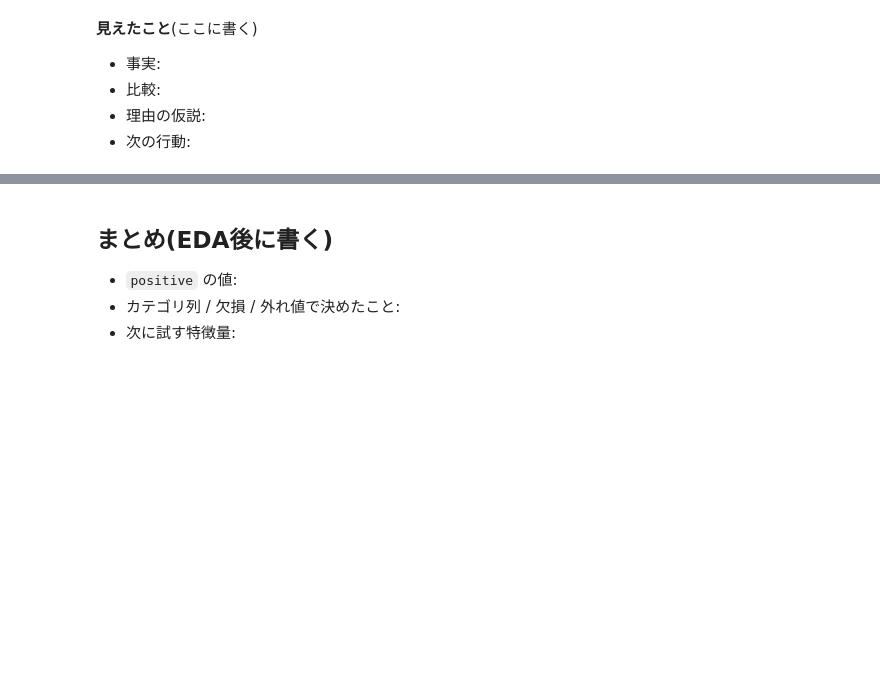
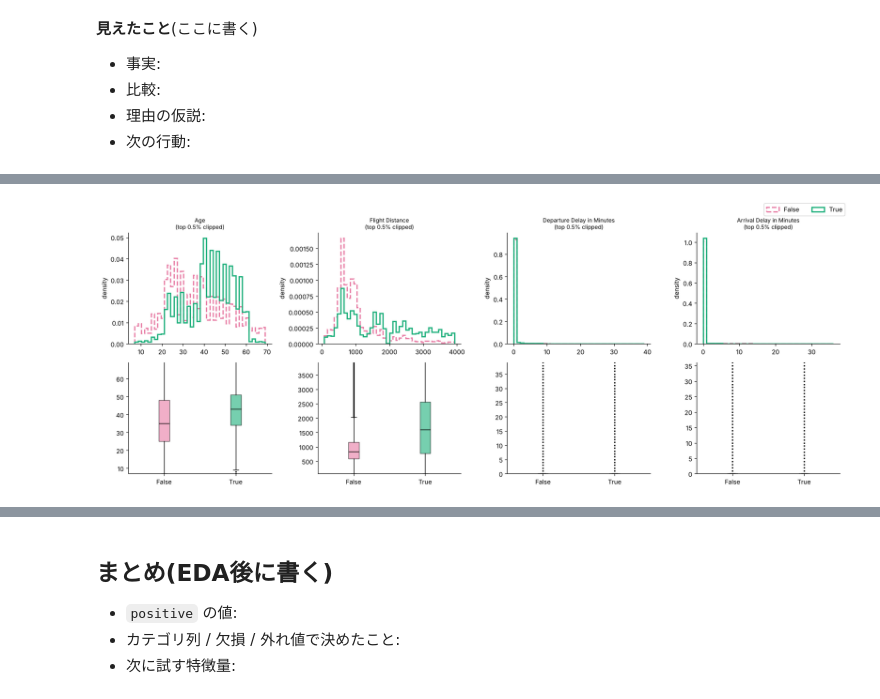
Before and after one commit to mika-42261/2610playground, a Jupyter notebook: 01_eda.ipynb, the cells around one changed output, grey strips where cells are left out. Cells and saved outputs as stored; diff of their text form; code cells hidden in the pictures; blank space fills up the shorter version.

```diff
--- a/01_eda.ipynb
+++ b/01_eda.ipynb
@@ -19,6 +19,7 @@ pd.set_option("display.width", 200)
 DATA = Path("/kaggle/input/playground-series-s6e10")
 ID, TARGET = "id", "satisfaction"
 TRAIN_C, TEST_C = "#2a78d6", "#eb6834"  # train=青, test=橙(全図で共通)。図中の文字は英語(Kaggleに日本語フォントがないため)
+FALSE_C, TRUE_C = "#e87ba4", "#1baf7a"  # target: False=マゼンタ, True=アクア(train/testの青・橙と区別)
 FIG = Path("eda_figs")
 FIG.mkdir(exist_ok=True)
 
@@ -343,0 +348,29 @@ test にだけある値: なし
+# %%
+# 連続値の列: 上段=ヒストグラム(割合)、下段=箱ひげ図。False=破線、True=実線
+fig, axes = plt.subplots(2, len(num_cols), figsize=(4.2 * len(num_cols), 6.5), squeeze=False)
+for j, c in enumerate(num_cols):
+    lo, hi = train[c].min(), np.nanpercentile(train[c], 99.5)
+    bins = np.linspace(lo, hi, 41)
+    for flag, color, ls in [(False, FALSE_C, "--"), (True, TRUE_C, "-")]:
+        v = train.loc[train[TARGET] == flag, c].dropna()
+        axes[0, j].hist(v, bins=bins, density=True, histtype="step", lw=2, color=color, ls=ls, label=str(flag))
+    axes[0, j].set_title(f"{c}\n(top 0.5% clipped)", fontsize=9)
+    axes[0, j].set_ylabel("density")
+    axes[0, j].spines[["top", "right"]].set_visible(False)
+
+    data = [train.loc[train[TARGET] == flag, c].dropna() for flag in (False, True)]
+    bp = axes[1, j].boxplot(data, patch_artist=True, flierprops=dict(marker=".", markersize=2, alpha=0.2),
+                            medianprops=dict(color="black"))
+    for patch, color in zip(bp["boxes"], (FALSE_C, TRUE_C)):
+        patch.set_facecolor(color)
+        patch.set_alpha(0.6)
+    axes[1, j].set_xticks([1, 2], ["False", "True"])
+    axes[1, j].set_ylim(lo, hi)
+    axes[1, j].spines[["top", "right"]].set_visible(False)
+handles, labels = axes[0, 0].get_legend_handles_labels()
+fig.legend(handles, labels, loc="upper right", ncol=2)  # 凡例は図の外(右上)に置く
+plt.tight_layout(rect=[0, 0, 1, 0.97])
+plt.savefig(FIG / "q7_continuous_by_target.png", dpi=120)
+plt.show()
+# %% [output]
+[figure, added]
```
Also changed, not shown: parts of 4 cells of this notebook, 3 other files.
